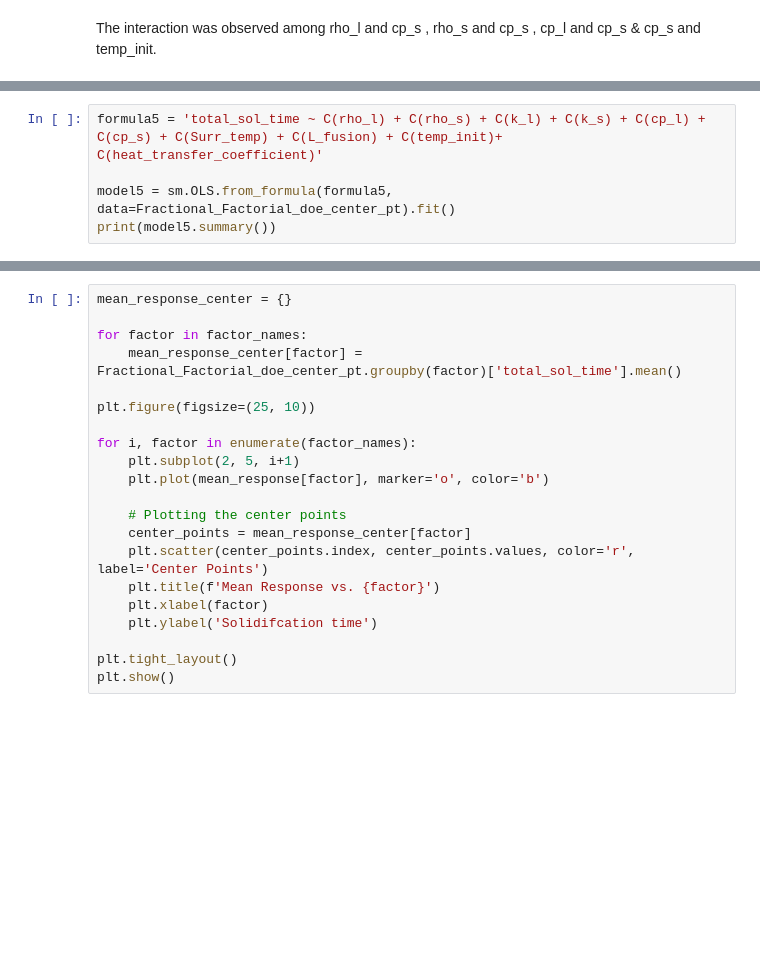
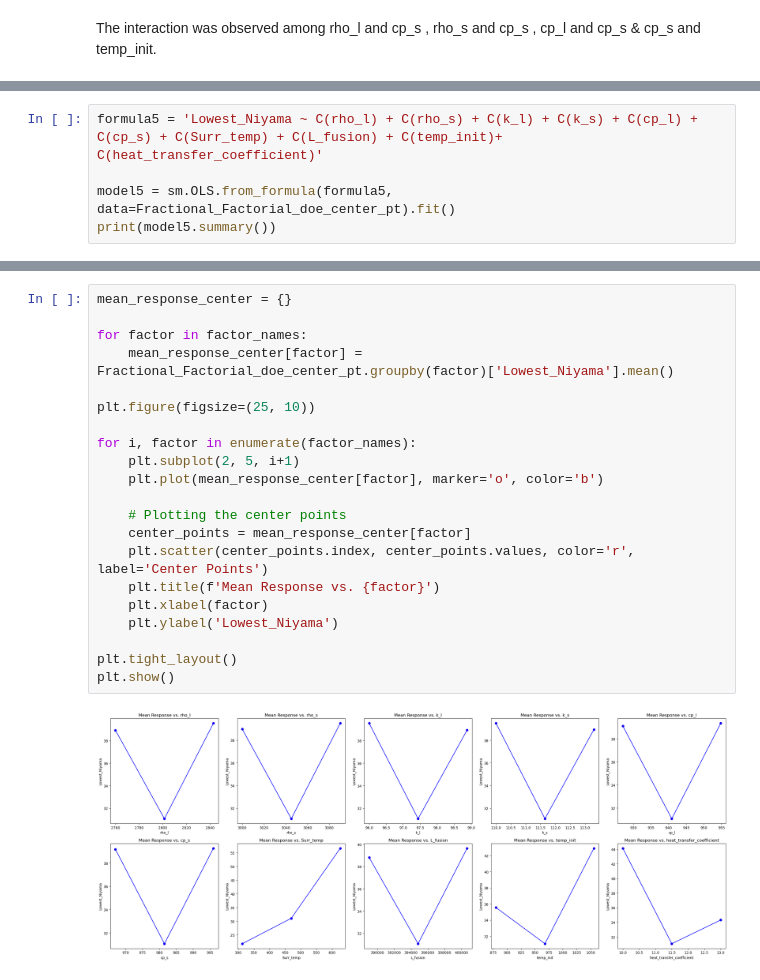
Before and after one commit to radhikrammohan/1D_HT_Pinn, a Jupyter notebook: Data_prep/1D_SVR/DOE/1D_HT_DOE_4.ipynb, the cells around one changed output, grey strips where cells are left out. Cells and saved outputs as stored; diff of their text form; blank space fills up the shorter version.

```diff
--- a/Data_prep/1D_SVR/DOE/1D_HT_DOE_4.ipynb
+++ b/Data_prep/1D_SVR/DOE/1D_HT_DOE_4.ipynb
@@ -366,5 +487,5 @@ plt.show()
 # %%
-formula5 = 'total_sol_time ~ C(rho_l) + C(rho_s) + C(k_l) + C(k_s) + C(cp_l) + C(cp_s) + C(Surr_temp) + C(L_fusion) + C(temp_init)+ C(heat_transfer_coefficient)'
+formula5 = 'Lowest_Niyama ~ C(rho_l) + C(rho_s) + C(k_l) + C(k_s) + C(cp_l) + C(cp_s) + C(Surr_temp) + C(L_fusion) + C(temp_init)+ C(heat_transfer_coefficient)'
 
 model5 = sm.OLS.from_formula(formula5, data=Fractional_Factorial_doe_center_pt).fit()
 print(model5.summary())
@@ -438,21 +624,23 @@ else:
 # %%
 mean_response_center = {}
 
 for factor in factor_names:
-    mean_response_center[factor] = Fractional_Factorial_doe_center_pt.groupby(factor)['total_sol_time'].mean()
+    mean_response_center[factor] = Fractional_Factorial_doe_center_pt.groupby(factor)['Lowest_Niyama'].mean()
 
 plt.figure(figsize=(25, 10))
 
 for i, factor in enumerate(factor_names):
     plt.subplot(2, 5, i+1)
-    plt.plot(mean_response[factor], marker='o', color='b')
+    plt.plot(mean_response_center[factor], marker='o', color='b')
 
     # Plotting the center points
     center_points = mean_response_center[factor]
     plt.scatter(center_points.index, center_points.values, color='r', label='Center Points')
     plt.title(f'Mean Response vs. {factor}')
     plt.xlabel(factor)
-    plt.ylabel('Solidifcation time')
+    plt.ylabel('Lowest_Niyama')
 
 plt.tight_layout()
 plt.show()
+# %% [output]
+[figure, added]
```
Also changed, not shown: parts of 27 cells of this notebook, 5 other files.
